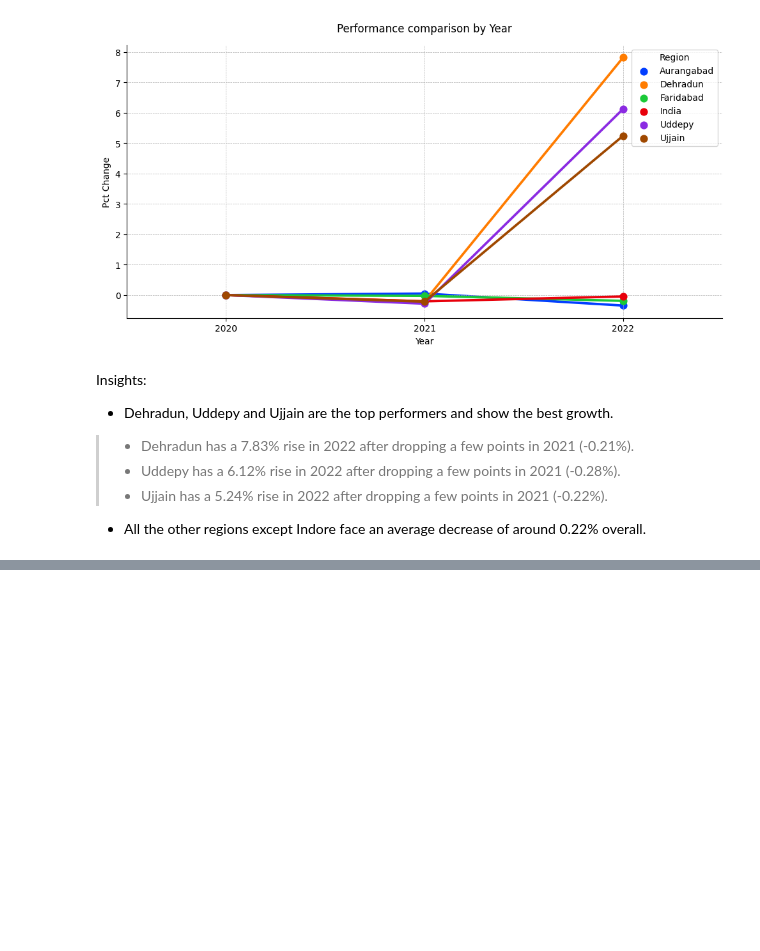
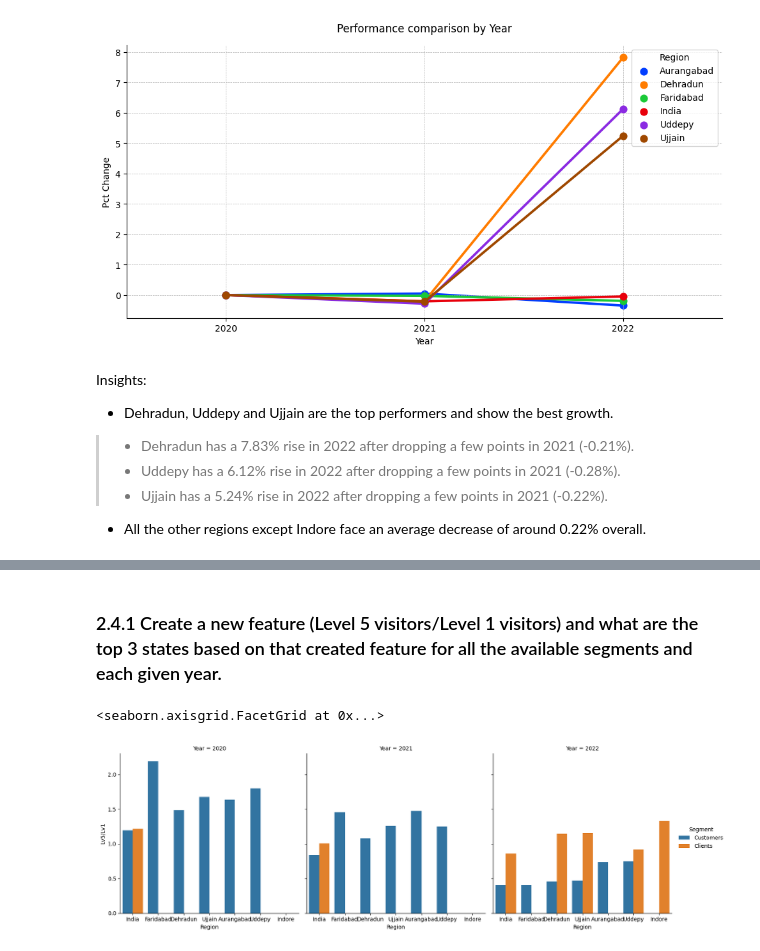
Before and after one commit to pratiksrm99/DataAnalysis, a Jupyter notebook: Website_Visitors_Data_Analysis.ipynb, the cells around one changed output, grey strips where cells are left out. Saved outputs shown, nothing was run; the diff lists cells and outputs as text; code cells hidden in the pictures; blank space fills up the shorter version.

```diff
--- a/Website_Visitors_Data_Analysis.ipynb
+++ b/Website_Visitors_Data_Analysis.ipynb
@@ -695,0 +710,22 @@ Insights:
+# %% [markdown]
+### 2.4.1 Create a new feature (Level 5 visitors/Level 1 visitors) and what are the top 3 states based on that created feature for all the available segments and each given year.
+# %%
+# Selecting data for analysis
+df_state_segment_compare = transformed_df.drop(columns=["Month","Lv2_Visitors","Lv3_Visitors","Lv4_Visitors","Value Type"])
+
+# Creating the new feature (Lv5_Visitors/Lv1_Visitors)
+df_state_segment_compare["Lv5/Lv1"] = df_state_segment_compare["Lv5_Visitors"]/df_state_segment_compare["Lv1_Visitors"]
+# Dropping irrelevant columns
+df_state_segment_compare.drop(columns=["Lv1_Visitors","Lv5_Visitors"], inplace=True)
+# Grouping data as per given problem statement ("Region","Year" and "Segment")
+df_state_segment_compare = df_state_segment_compare.groupby(by=["Segment","Year","Region"]).sum().sort_values(by="Lv5/Lv1")
+
+# Displaying the data
+df_state_segment_compare.reset_index()
+
+sns.catplot(data= df_state_segment_compare.reset_index(),
+            x="Region", y="Lv5/Lv1", hue="Segment",
+            col="Year", kind="bar")
+# %% [output]
+<seaborn.axisgrid.FacetGrid at 0x...>
+[figure, added]
```
Also changed, not shown: parts of 4 cells of this notebook.
